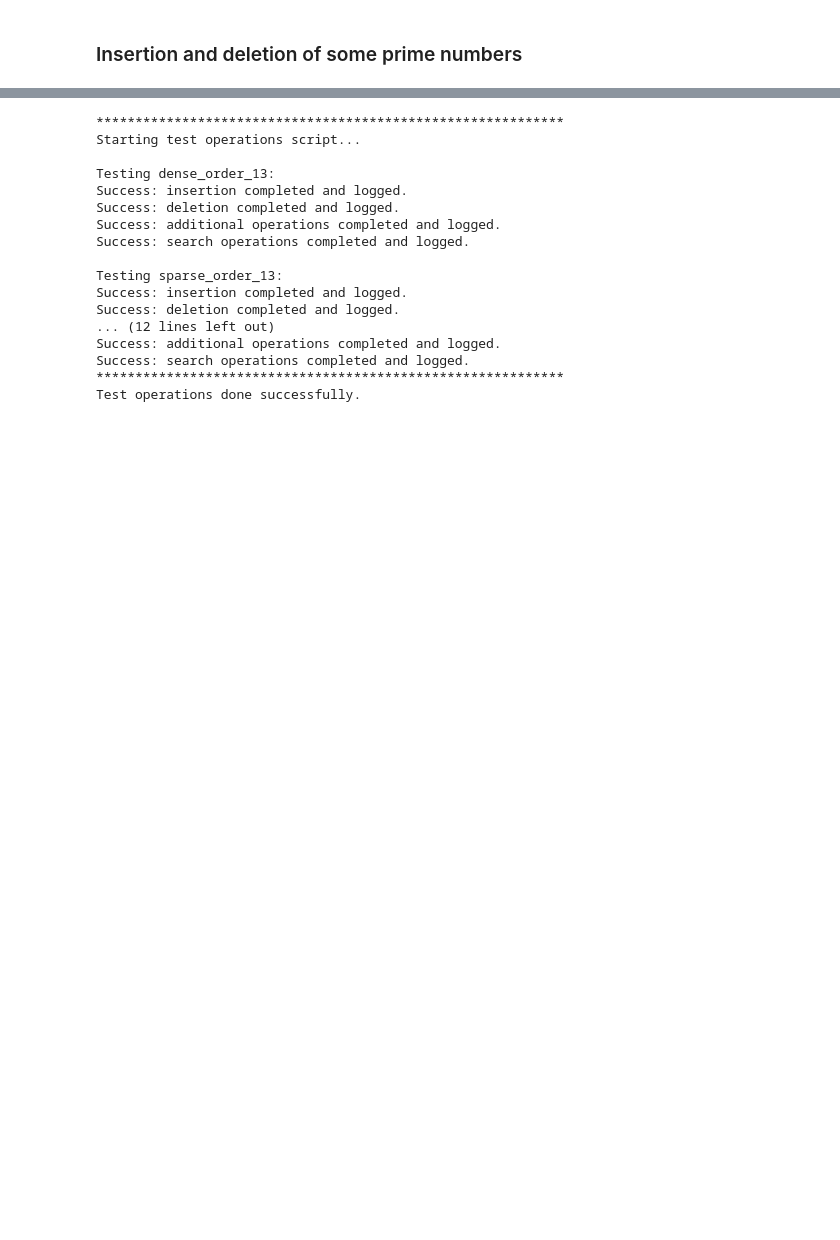
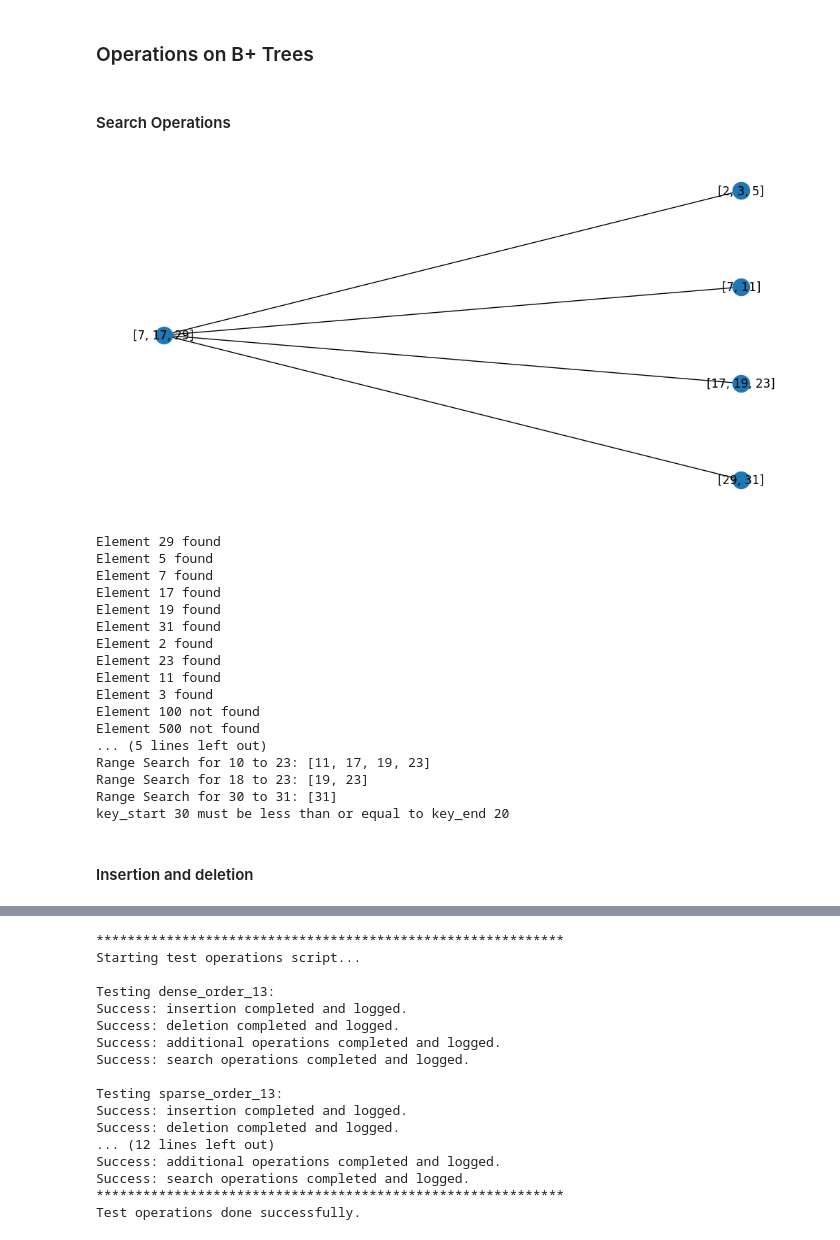
Before and after one commit to omarkhater/Project2-db, a Jupyter notebook: Test_B_trees_refactored.ipynb, the cells around one changed output, grey strips where cells are left out. Cells and saved outputs as stored; diff of their text form; code cells hidden in the pictures; blank space fills up the shorter version.

```diff
--- a/Test_B_trees_refactored.ipynb
+++ b/Test_B_trees_refactored.ipynb
@@ -9,5 +68,58 @@ The autoreload extension is already loaded. To reload it, use:
+# %% [markdown]
+### Operations on B+ Trees
+# %% [markdown]
+#### Search Operations
+# %%
+# order = 4 --> Maximum 3 chilrdren per node
+bpt = BPlusTree(4)
+
+# Inserting multiple elements and visualizing after each insert
+
+elements_to_insert = [29, 5, 7, 17, 19, 31, 2, 23, 11, 3]
+
+for key in elements_to_insert:
+    bpt.insert(key)
+bpt.visualize(title = "B+ Tree with n = 3 to demonstrate the search operations")
+elements_to_search = [29, 5, 7, 17, 19, 31, 2, 23, 11, 3, 100, 500]
+for element in elements_to_search:
+    if bpt.search(element):
+        print(f"Element {element} found")
+    else:
+        print(f"Element {element} not found")
+
+### Verify leaf_chain
+bpt.verify_leaf_chain()
+
+### Testing Range Search
+start = [1, 5, 7, 10, 18, 30, 30]
+end = [31, 17, 11, 23, 23, 31, 20]
+for s, e in zip(start, end):
+    try:
+        result = bpt.range_search(s, e)
+        print(f"Range Search for {s} to {e}: {result}")
+    except Exception as e:
+        print(e)
+# %% [output]
+[figure, added]
+Element 29 found
+Element 5 found
+Element 7 found
+Element 17 found
+Element 19 found
+Element 31 found
+Element 2 found
+Element 23 found
+Element 11 found
+Element 3 found
+Element 100 not found
+Element 500 not found
+... (5 lines left out)
+Range Search for 10 to 23: [11, 17, 19, 23]
+Range Search for 18 to 23: [19, 23]
+Range Search for 30 to 31: [31]
+key_start 30 must be less than or equal to key_end 20
 # %% [markdown]
-### Insertion and deletion of some prime numbers
+#### Insertion and deletion
 # %%
 # order = 4 --> Maximum 3 chilrdren per node
 bpt = BPlusTree(4)
```
Also changed, not shown: parts of 12 cells of this notebook, 1 other file.
